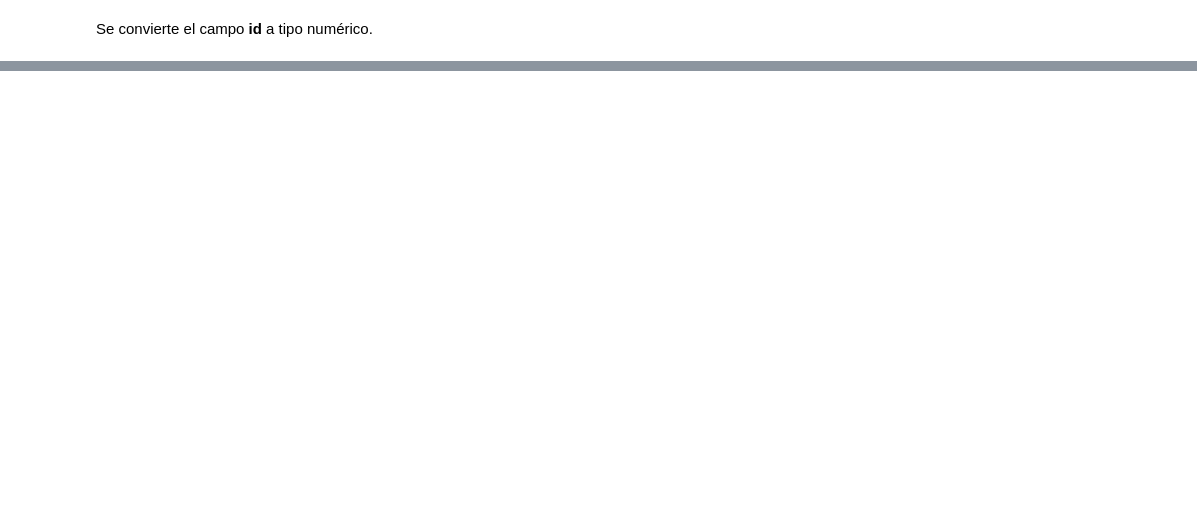
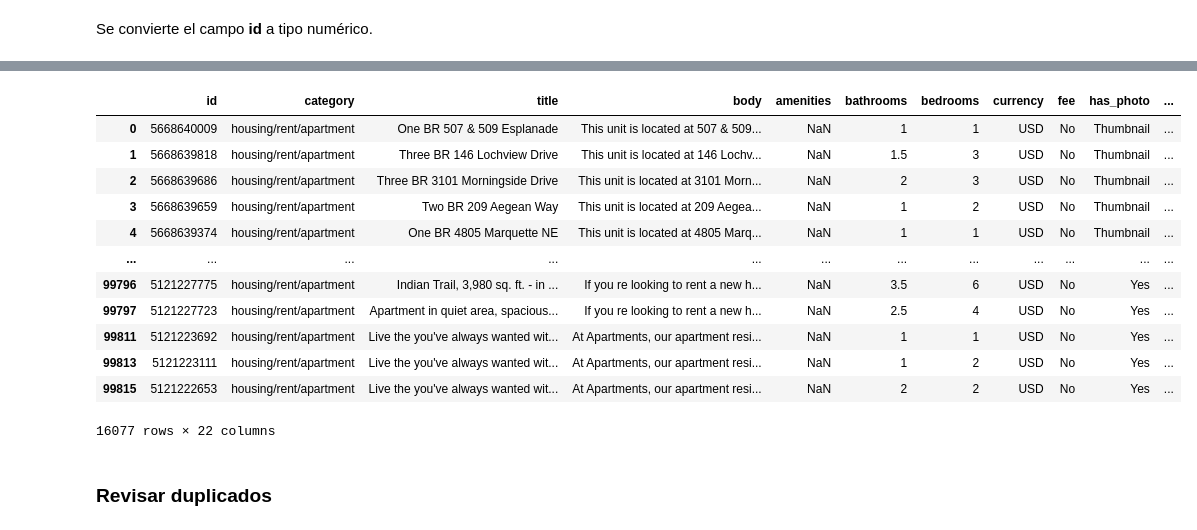
Before and after one commit to hdiazf/machine_learning_2, a Jupyter notebook: notebook/Tarea1.ipynb, the cells around one changed output, grey strips where cells are left out. Drawn from its saved outputs; the diff is of its cells as text; code cells hidden in the pictures; blank space fills up the shorter version.

```diff
--- a/notebook/Tarea1.ipynb
+++ b/notebook/Tarea1.ipynb
@@ -105,2 +119,20 @@ df['id'] = df['id'].astype(int)
+# %%
+df[df['amenities'].isnull()]
+# %% [output]
+|  | id | category | title | body | amenities | bathrooms | bedrooms | currency | fee | has_photo | ... |
+| 0 | 5668640009 | housing/rent/apartment | One BR 507 & 509 Esplanade | This unit is located at 507 & 509... | NaN | 1 | 1 | USD | No | Thumbnail | ... |
+| 1 | 5668639818 | housing/rent/apartment | Three BR 146 Lochview Drive | This unit is located at 146 Lochv... | NaN | 1.5 | 3 | USD | No | Thumbnail | ... |
+| 2 | 5668639686 | housing/rent/apartment | Three BR 3101 Morningside Drive | This unit is located at 3101 Morn... | NaN | 2 | 3 | USD | No | Thumbnail | ... |
+| 3 | 5668639659 | housing/rent/apartment | Two BR 209 Aegean Way | This unit is located at 209 Aegea... | NaN | 1 | 2 | USD | No | Thumbnail | ... |
+| 4 | 5668639374 | housing/rent/apartment | One BR 4805 Marquette NE | This unit is located at 4805 Marq... | NaN | 1 | 1 | USD | No | Thumbnail | ... |
+| ... | ... | ... | ... | ... | ... | ... | ... | ... | ... | ... | ... |
+| 99796 | 5121227775 | housing/rent/apartment | Indian Trail, 3,980 sq. ft. - in ... | If you re looking to rent a new h... | NaN | 3.5 | 6 | USD | No | Yes | ... |
+| 99797 | 5121227723 | housing/rent/apartment | Apartment in quiet area, spacious... | If you re looking to rent a new h... | NaN | 2.5 | 4 | USD | No | Yes | ... |
+| 99811 | 5121223692 | housing/rent/apartment | Live the you've always wanted wit... | At Apartments, our apartment resi... | NaN | 1 | 1 | USD | No | Yes | ... |
+| 99813 | 5121223111 | housing/rent/apartment | Live the you've always wanted wit... | At Apartments, our apartment resi... | NaN | 1 | 2 | USD | No | Yes | ... |
+| 99815 | 5121222653 | housing/rent/apartment | Live the you've always wanted wit... | At Apartments, our apartment resi... | NaN | 2 | 2 | USD | No | Yes | ... |
+16077 rows × 22 columns
+# %% [markdown]
+### Revisar duplicados
 # %%
 # Revisar si hay valores duplicados
```
Also changed, not shown: parts of 9 cells of this notebook.
